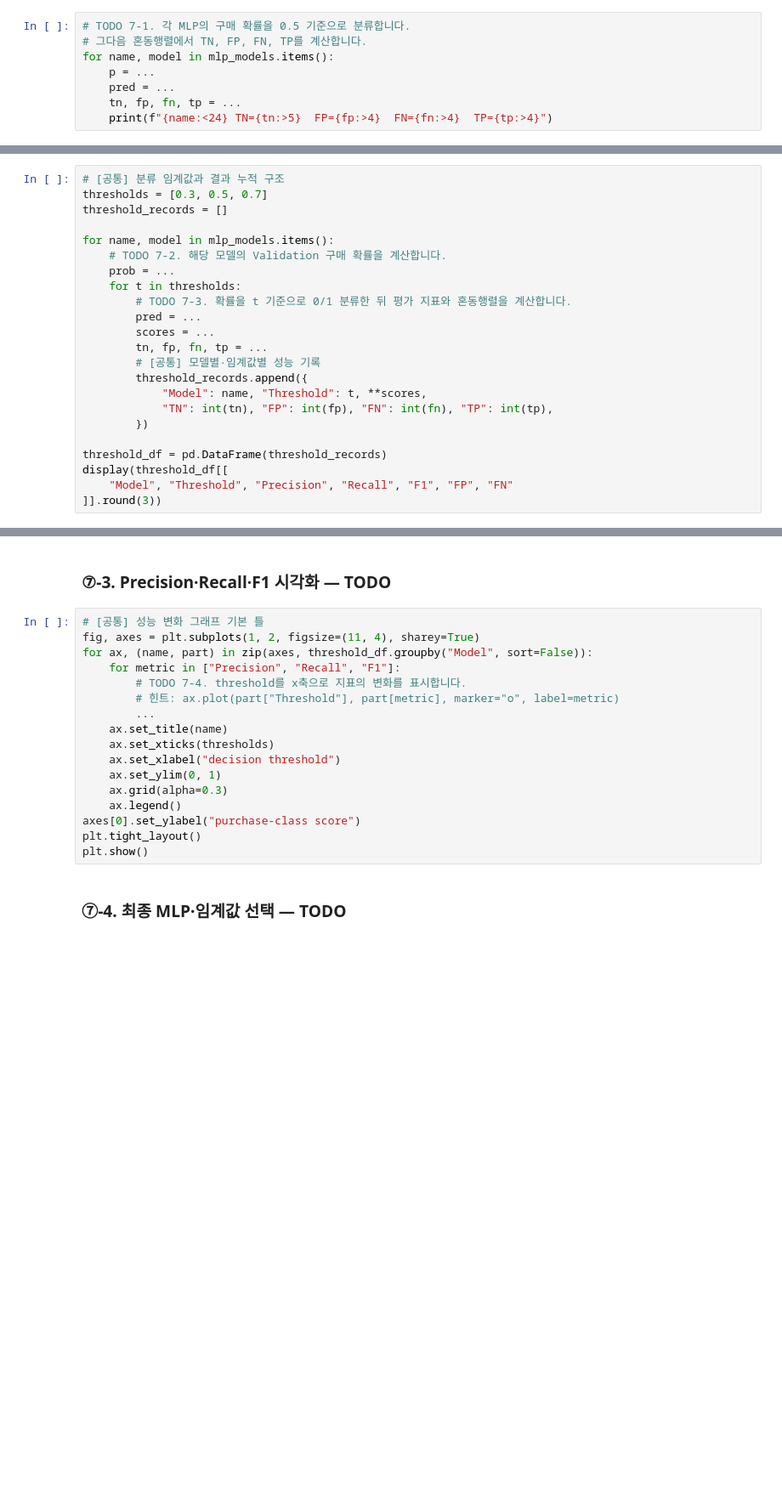
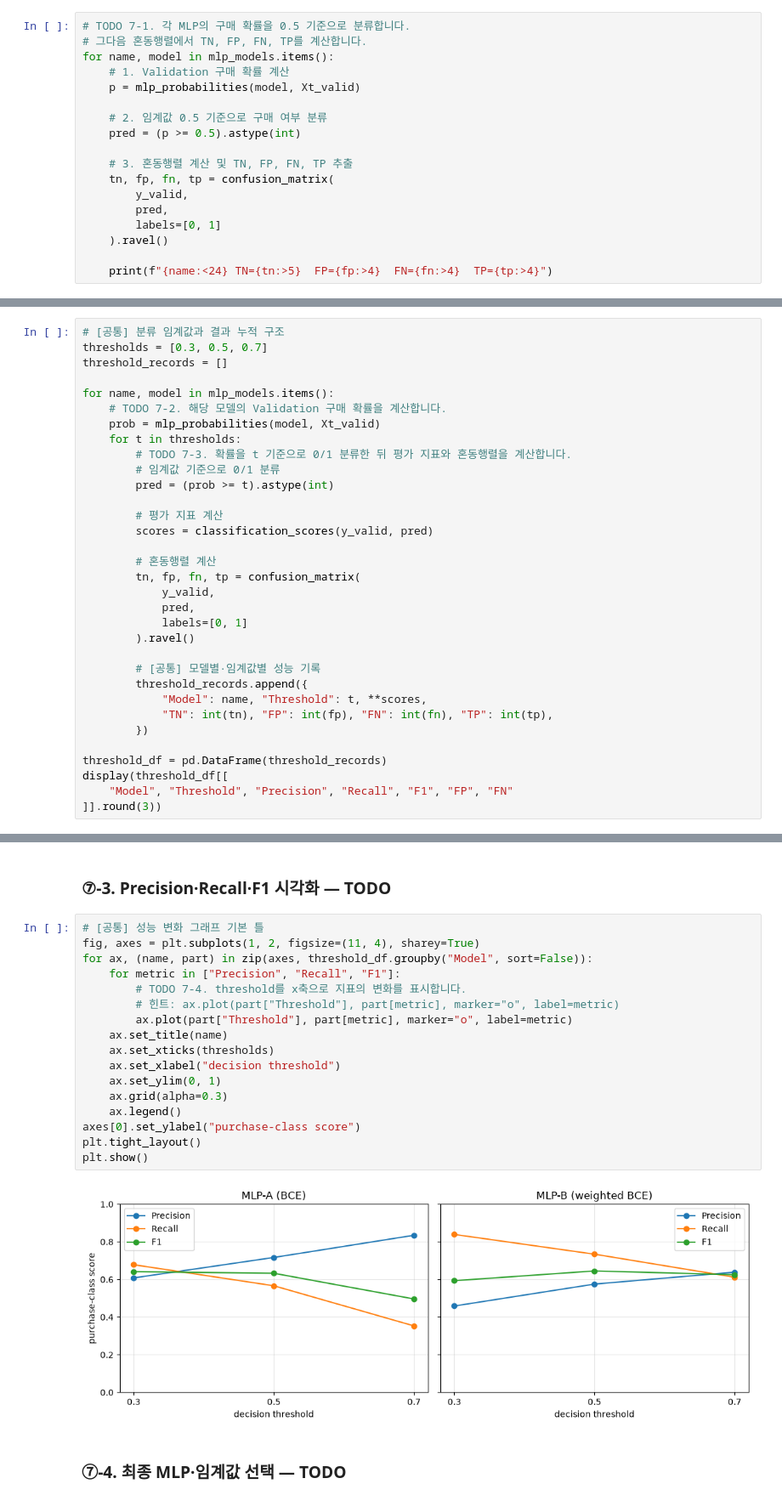
Before and after one commit to Terence20t/ai-mini-project, a Jupyter notebook: mini-project-01/code/02_classification_online_shopping.ipynb, the cells around one changed output, grey strips where cells are left out. Shown at 85% size. Drawn from its saved outputs; the diff is of its cells as text; blank space fills up the shorter version.

```diff
--- a/mini-project-01/code/02_classification_online_shopping.ipynb
+++ b/mini-project-01/code/02_classification_online_shopping.ipynb
@@ -890,7 +902,17 @@ display(results_df.round(3))
 # TODO 7-1. 각 MLP의 구매 확률을 0.5 기준으로 분류합니다.
 # 그다음 혼동행렬에서 TN, FP, FN, TP를 계산합니다.
 for name, model in mlp_models.items():
-    p = ...
-    pred = ...
-    tn, fp, fn, tp = ...
+    # 1. Validation 구매 확률 계산
+    p = mlp_probabilities(model, Xt_valid)
+
+    # 2. 임계값 0.5 기준으로 구매 여부 분류
+    pred = (p >= 0.5).astype(int)
+
+    # 3. 혼동행렬 계산 및 TN, FP, FN, TP 추출
+    tn, fp, fn, tp = confusion_matrix(
+        y_valid,
+        pred,
+        labels=[0, 1]
+    ).ravel()
+
     print(f"{name:<24} TN={tn:>5}  FP={fp:>4}  FN={fn:>4}  TP={tp:>4}")
@@ -903,12 +928,22 @@ threshold_records = []
 
 for name, model in mlp_models.items():
     # TODO 7-2. 해당 모델의 Validation 구매 확률을 계산합니다.
-    prob = ...
+    prob = mlp_probabilities(model, Xt_valid)
     for t in thresholds:
         # TODO 7-3. 확률을 t 기준으로 0/1 분류한 뒤 평가 지표와 혼동행렬을 계산합니다.
-        pred = ...
-        scores = ...
-        tn, fp, fn, tp = ...
+        # 임계값 기준으로 0/1 분류
+        pred = (prob >= t).astype(int)
+
+        # 평가 지표 계산
+        scores = classification_scores(y_valid, pred)
+
+        # 혼동행렬 계산
+        tn, fp, fn, tp = confusion_matrix(
+            y_valid,
+            pred,
+            labels=[0, 1]
+        ).ravel()
+
         # [공통] 모델별·임계값별 성능 기록
         threshold_records.append({
             "Model": name, "Threshold": t, **scores,
@@ -924,20 +967,22 @@ display(threshold_df[[
 # %%
 # [공통] 성능 변화 그래프 기본 틀
 fig, axes = plt.subplots(1, 2, figsize=(11, 4), sharey=True)
 for ax, (name, part) in zip(axes, threshold_df.groupby("Model", sort=False)):
     for metric in ["Precision", "Recall", "F1"]:
         # TODO 7-4. threshold를 x축으로 지표의 변화를 표시합니다.
         # 힌트: ax.plot(part["Threshold"], part[metric], marker="o", label=metric)
-        ...
+        ax.plot(part["Threshold"], part[metric], marker="o", label=metric)
     ax.set_title(name)
     ax.set_xticks(thresholds)
     ax.set_xlabel("decision threshold")
     ax.set_ylim(0, 1)
     ax.grid(alpha=0.3)
     ax.legend()
 axes[0].set_ylabel("purchase-class score")
 plt.tight_layout()
 plt.show()
+# %% [output]
+[figure, added]
 # %% [markdown]
 ### ⑦-4. 최종 MLP·임계값 선택 — TODO
 # %%
```
Also changed, not shown: parts of 5 cells of this notebook, 1 other file.
